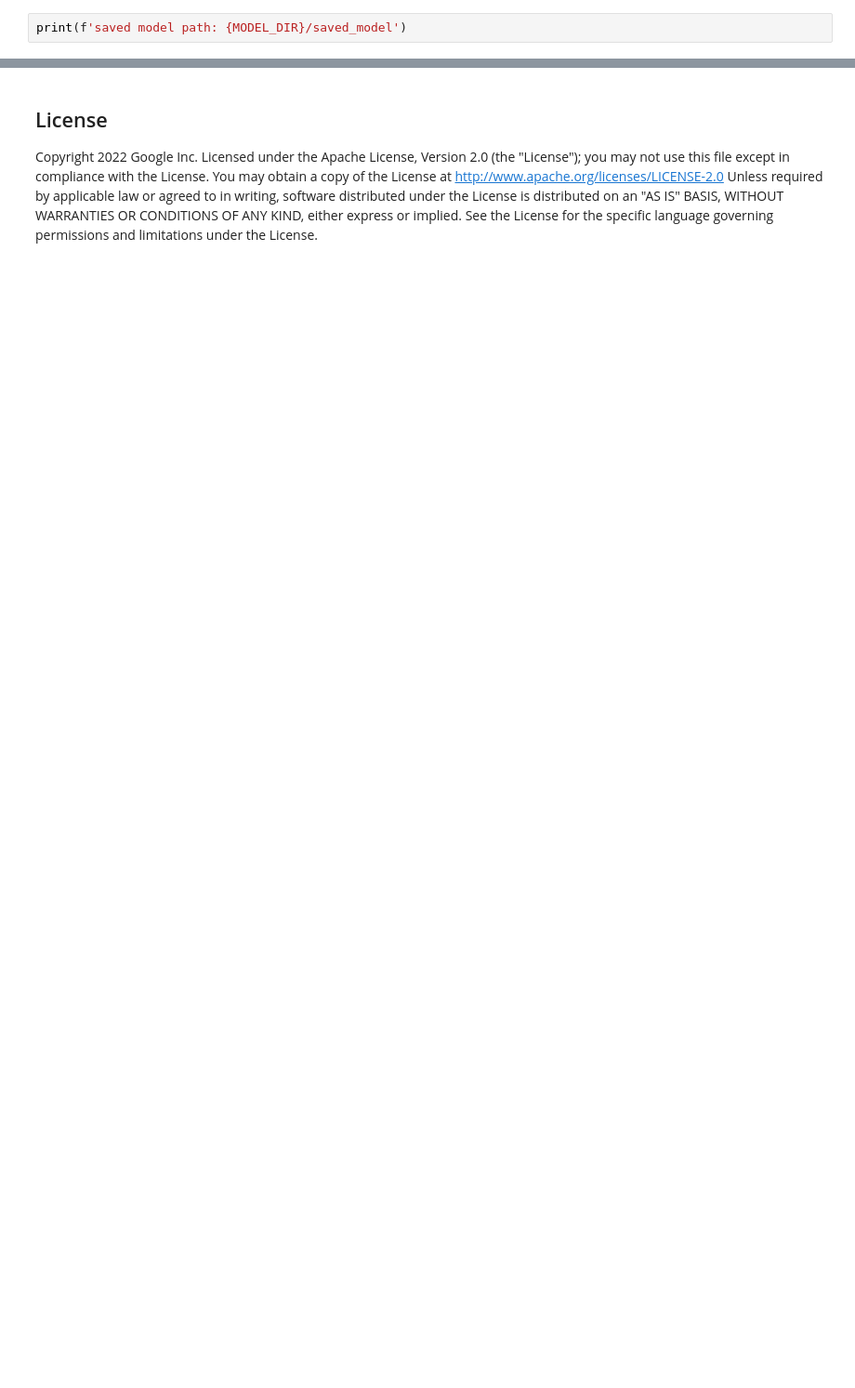
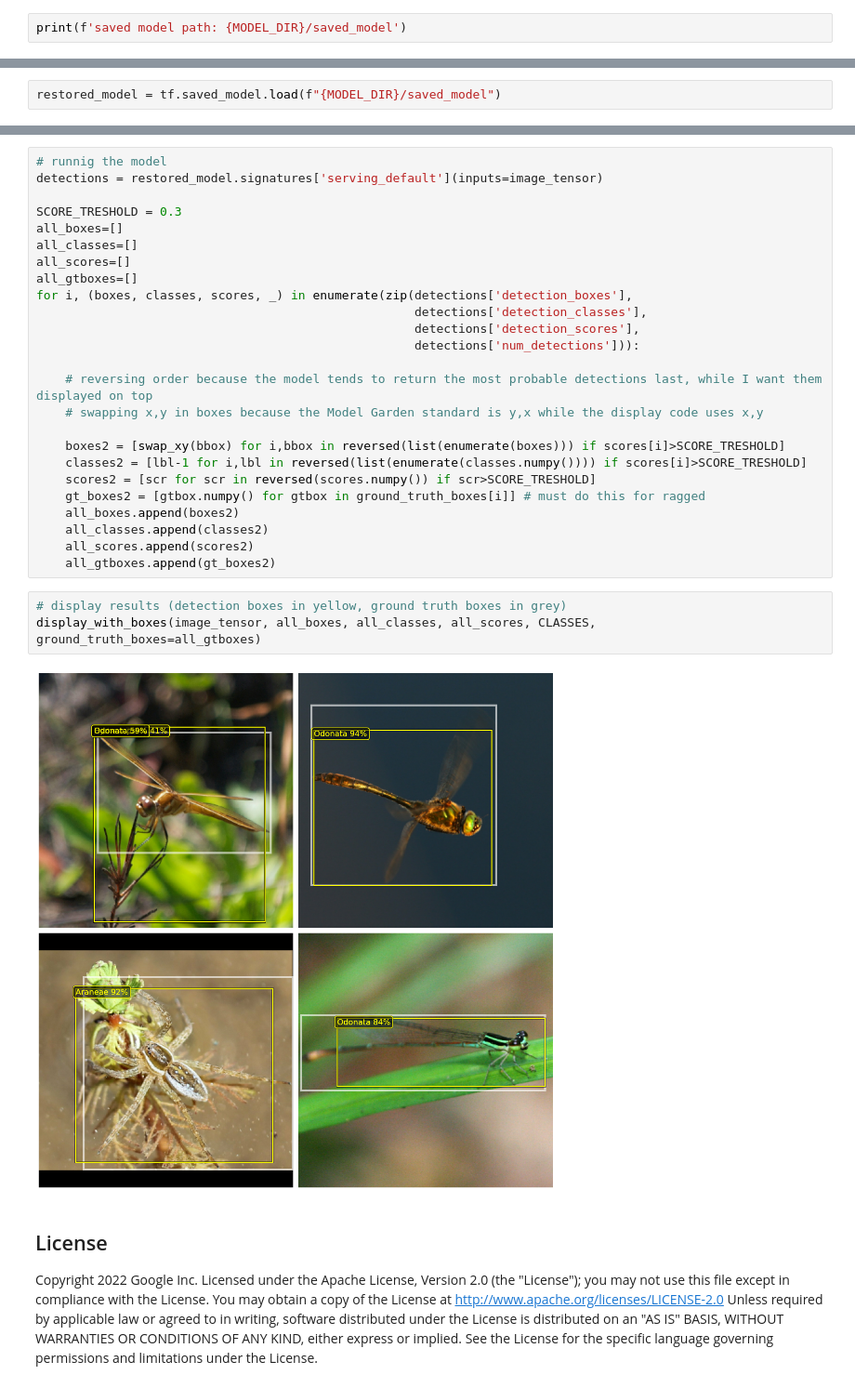
Before and after one commit to takumiohym/practical-ml-vision-book-ja, a Jupyter notebook: 04_detect_segment/04ab_retinanet_arthropods_train.ipynb, the cells around one changed output, grey strips where cells are left out. Shown at 93% size. Drawn from its saved outputs; the diff is of its cells as text; blank space fills up the shorter version.

```diff
--- a/04_detect_segment/04ab_retinanet_arthropods_train.ipynb
+++ b/04_detect_segment/04ab_retinanet_arthropods_train.ipynb
@@ -344,0 +654,2 @@ print(f'saved model path: {MODEL_DIR}/saved_model')
+# %%
+restored_model = tf.saved_model.load(f"{MODEL_DIR}/saved_model")
@@ -345,3 +658,33 @@ print(f'saved model path: {MODEL_DIR}/saved_model')
+# %%
+# runnig the model
+detections = restored_model.signatures['serving_default'](inputs=image_tensor)
+
+SCORE_TRESHOLD = 0.3
+all_boxes=[]
+all_classes=[]
+all_scores=[]
+all_gtboxes=[]
+for i, (boxes, classes, scores, _) in enumerate(zip(detections['detection_boxes'],
+                                                    detections['detection_classes'],
+                                                    detections['detection_scores'],
+                                                    detections['num_detections'])):
+
+    # reversing order because the model tends to return the most probable detections last, while I want them displayed on top
+    # swapping x,y in boxes because the Model Garden standard is y,x while the display code uses x,y
+
+    boxes2 = [swap_xy(bbox) for i,bbox in reversed(list(enumerate(boxes))) if scores[i]>SCORE_TRESHOLD]
+    classes2 = [lbl-1 for i,lbl in reversed(list(enumerate(classes.numpy()))) if scores[i]>SCORE_TRESHOLD]
+    scores2 = [scr for scr in reversed(scores.numpy()) if scr>SCORE_TRESHOLD]
+    gt_boxes2 = [gtbox.numpy() for gtbox in ground_truth_boxes[i]] # must do this for ragged
+    all_boxes.append(boxes2)
+    all_classes.append(classes2)
+    all_scores.append(scores2)
+    all_gtboxes.append(gt_boxes2)
+# %%
+# display results (detection boxes in yellow, ground truth boxes in grey)
+display_with_boxes(image_tensor, all_boxes, all_classes, all_scores, CLASSES, ground_truth_boxes=all_gtboxes)
+# %% [output]
+[figure, added]
 # %% [markdown]
 ## License
 Copyright 2022 Google Inc. Licensed under the Apache License, Version 2.0 (the "License"); you may not use this file except in compliance with the License. You may obtain a copy of the License at http://www.apache.org/licenses/LICENSE-2.0 Unless required by applicable law or agreed to in writing, software distributed under the License is distributed on an "AS IS" BASIS, WITHOUT WARRANTIES OR CONDITIONS OF ANY KIND, either express or implied. See the License for the specific language governing permissions and limitations under the License.
```
Also changed, not shown: parts of 37 cells of this notebook, 1 other file.
